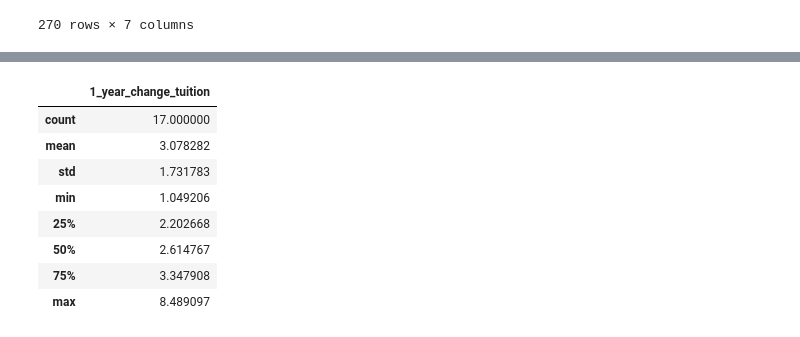
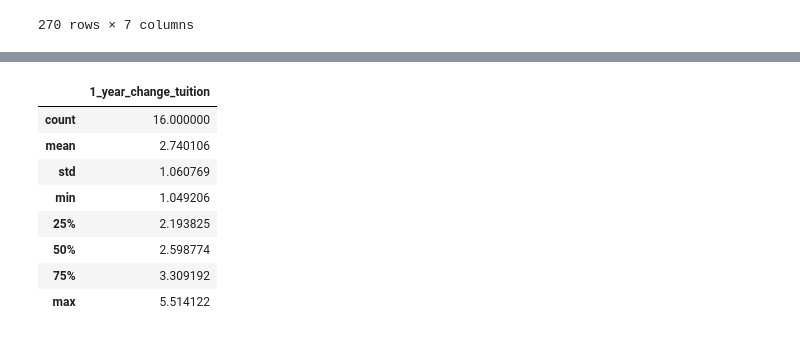
Before and after one commit to eaxworthy/tuition_cost_analysis, a Jupyter notebook: notebook_lizzy.ipynb, the cells around one changed output, grey strips where cells are left out. Cells and saved outputs as stored; diff of their text form; code cells hidden in the pictures.

```diff
--- a/notebook_lizzy.ipynb
+++ b/notebook_lizzy.ipynb
@@ -394,15 +414,15 @@ plt.savefig('./images/tuition_change')
 # %%
-temp_1.drop([0,18]).describe()
+temp_1.drop([0,18, 36]).describe()
 # %% [output]
 |  | 1_year_change_tuition |
-| count | 17.000000 |
-| mean | 3.078282 |
-| std | 1.731783 |
+| count | 16.000000 |
+| mean | 2.740106 |
+| std | 1.060769 |
 | min | 1.049206 |
-| 25% | 2.202668 |
-| 50% | 2.614767 |
-| 75% | 3.347908 |
-| max | 8.489097 |
+| 25% | 2.193825 |
+| 50% | 2.598774 |
+| 75% | 3.309192 |
+| max | 5.514122 |
 # %%
 #Does current tuition = past tuition * inflation rate
 temp_1 = tuition_vs_inflation[(tuition_vs_inflation['type']=='All Institutions')&(tuition_vs_inflation['tuition_type']=='All Constant')][['year','dif_1_year']].copy()
```
Also changed, not shown: parts of 9 cells of this notebook, 1 other file.
